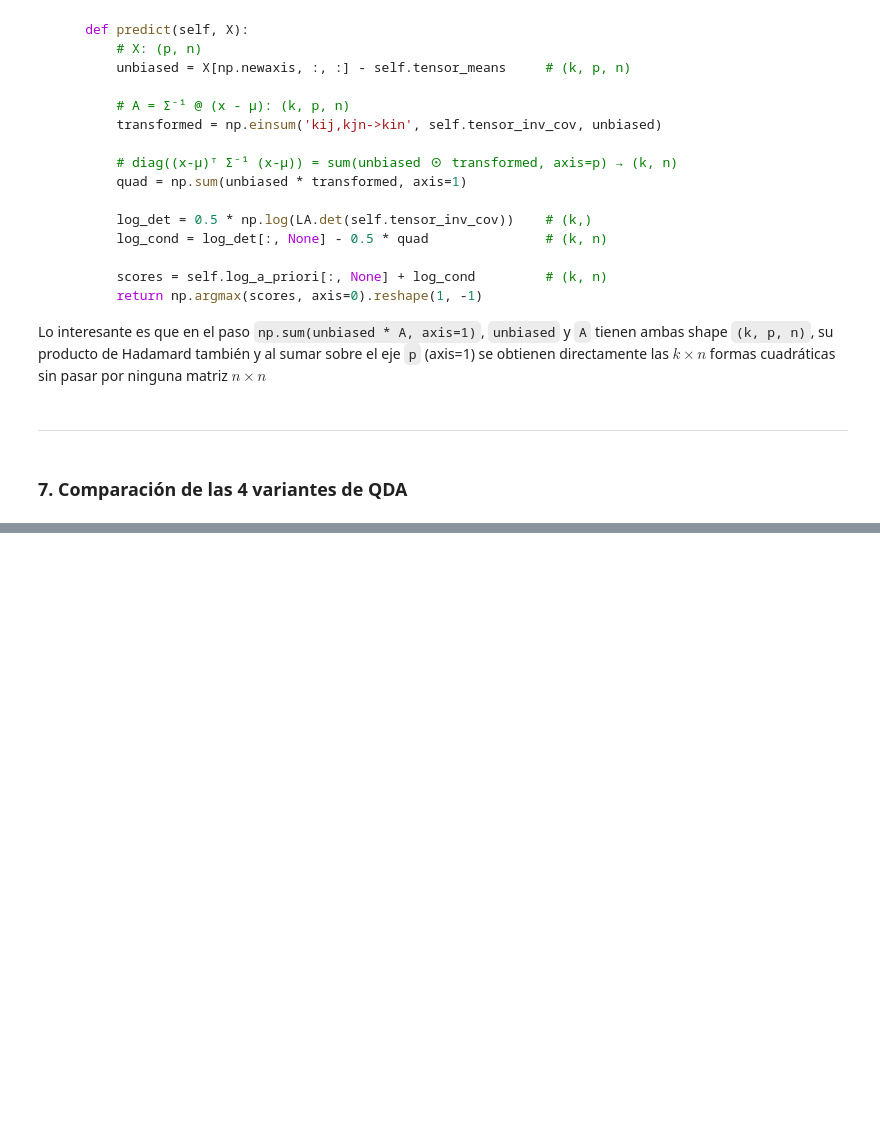
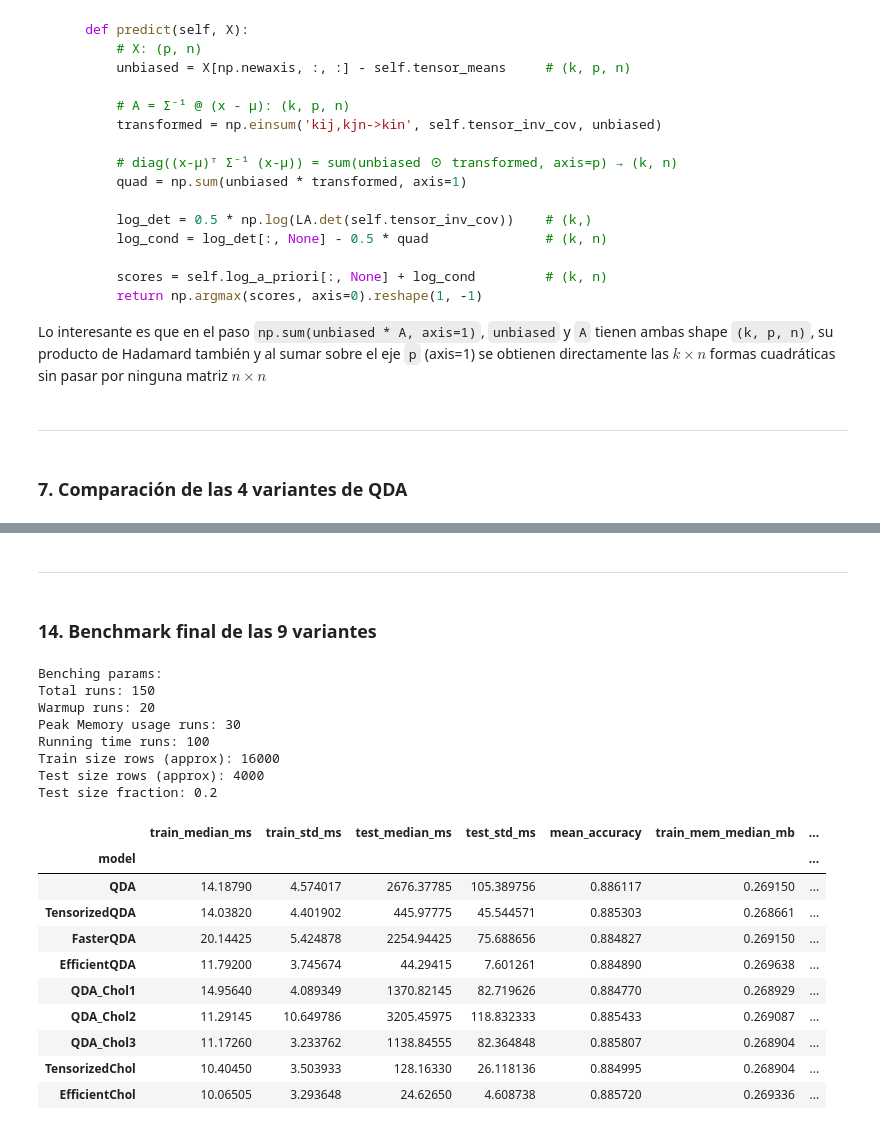
Before and after one commit to santiagoruizvt/AMIA-TP-LDA-QDA, a Jupyter notebook: AMIA_2026_TP1.ipynb, the cells around one changed output, grey strips where cells are left out. Drawn from its saved outputs; the diff is of its cells as text; code cells hidden in the pictures; blank space fills up the shorter version.

```diff
--- a/AMIA_2025_TP1.ipynb
+++ b/AMIA_2026_TP1.ipynb
@@ -830,0 +961,15 @@ Test size fraction: 0.2
+# %%
+b2 = Benchmark(
+    X_letter, y_letter_encoded,
+    same_splits=False,
+    n_runs=100,
+    warmup=20,
+    mem_runs=30,
+    test_sz=0.2
+)
+
+for model in [QDA, TensorizedQDA, FasterQDA, EfficientQDA,
+              QDA_Chol1, QDA_Chol2, QDA_Chol3]:
+    b2.bench(model)
+
+b2.summary(baseline='QDA')
@@ -830,0 +1092,42 @@ Test size fraction: 0.2
+# %% [markdown]
+---
+# %% [markdown]
+### 14. Benchmark final de las 9 variantes
+# %%
+from base.cholesky import TensorizedChol, EfficientChol
+
+b3 = Benchmark(
+    X_letter, y_letter_encoded,
+    same_splits=False,
+    n_runs=100,
+    warmup=20,
+    mem_runs=30,
+    test_sz=0.2
+)
+
+for model in [QDA, TensorizedQDA, FasterQDA, EfficientQDA,
+              QDA_Chol1, QDA_Chol2, QDA_Chol3,
+              TensorizedChol, EfficientChol]:
+    b3.bench(model)
+
+b3.summary(baseline='QDA')
+# %% [output]
+Benching params:
+Total runs: 150
+Warmup runs: 20
+Peak Memory usage runs: 30
+Running time runs: 100
+Train size rows (approx): 16000
+Test size rows (approx): 4000
+Test size fraction: 0.2
+|  | train_median_ms | train_std_ms | test_median_ms | test_std_ms | mean_accuracy | train_mem_median_mb | ... |
+| model |  |  |  |  |  |  | ... |
+| QDA | 14.18790 | 4.574017 | 2676.37785 | 105.389756 | 0.886117 | 0.269150 | ... |
+| TensorizedQDA | 14.03820 | 4.401902 | 445.97775 | 45.544571 | 0.885303 | 0.268661 | ... |
+| FasterQDA | 20.14425 | 5.424878 | 2254.94425 | 75.688656 | 0.884827 | 0.269150 | ... |
+| EfficientQDA | 11.79200 | 3.745674 | 44.29415 | 7.601261 | 0.884890 | 0.269638 | ... |
+| QDA_Chol1 | 14.95640 | 4.089349 | 1370.82145 | 82.719626 | 0.884770 | 0.268929 | ... |
+| QDA_Chol2 | 11.29145 | 10.649786 | 3205.45975 | 118.832333 | 0.885433 | 0.269087 | ... |
+| QDA_Chol3 | 11.17260 | 3.233762 | 1138.84555 | 82.364848 | 0.885807 | 0.268904 | ... |
+| TensorizedChol | 10.40450 | 3.503933 | 128.16330 | 26.118136 | 0.884995 | 0.268904 | ... |
+| EfficientChol | 10.06505 | 3.293648 | 24.62650 | 4.608738 | 0.885720 | 0.269336 | ... |
```
Also changed, not shown: parts of 21 cells of this notebook, 2 other files.
